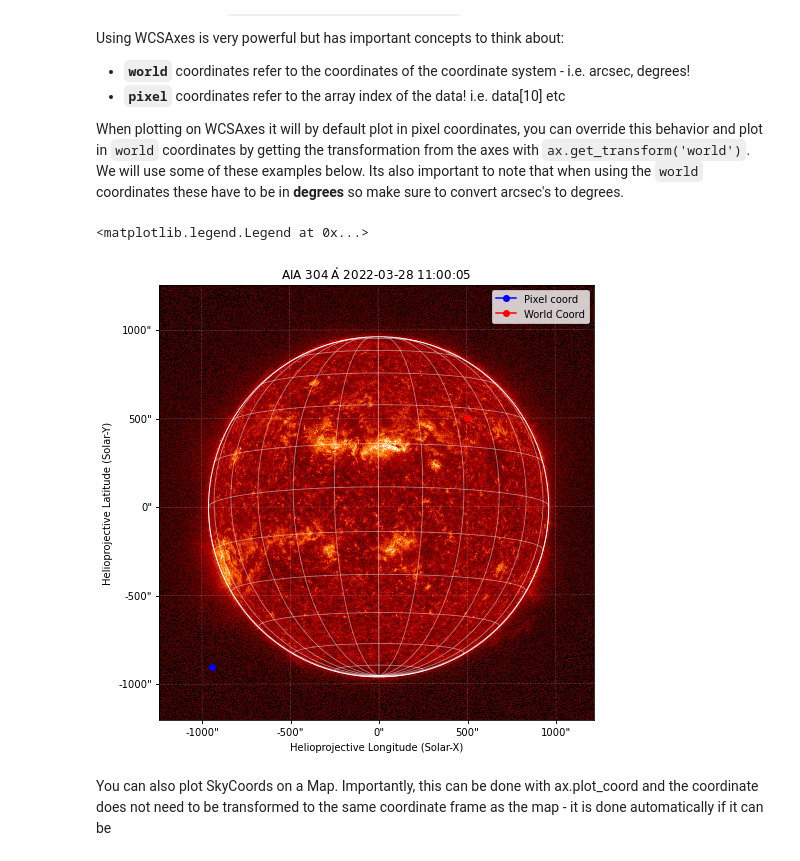
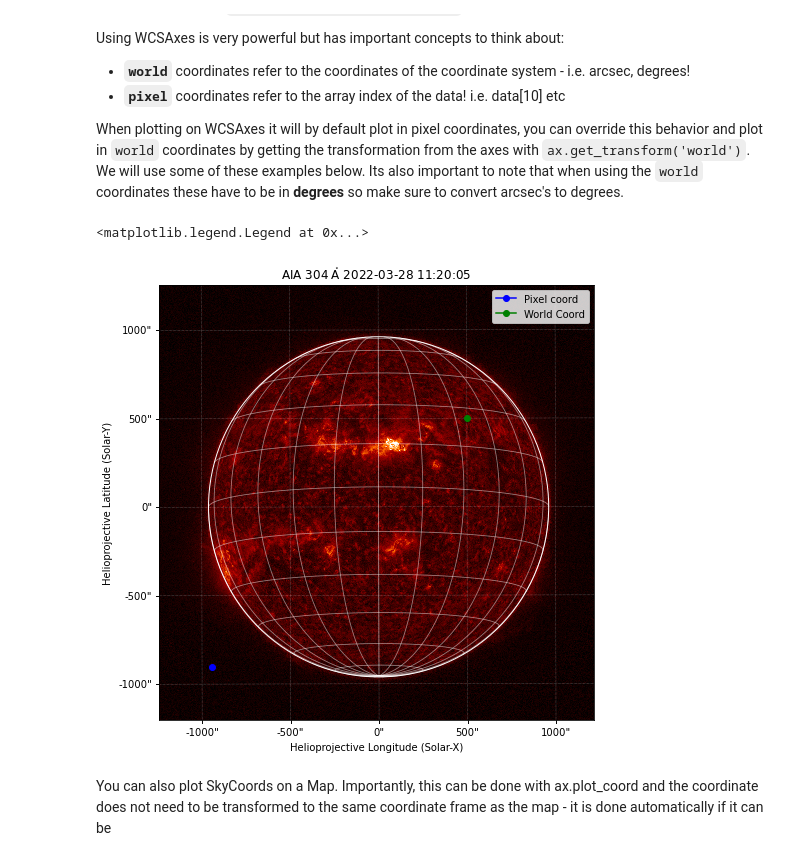
Before and after one commit to hayesla/solarorbiter-summerschool-sunpy, a Jupyter notebook: 2. Data Containers - Map and TimeSeries.ipynb, the cells around one changed output. Drawn from its saved outputs; the diff is of its cells as text; code cells hidden in the pictures.

```diff
--- a/2. Data Containers - Map and TimeSeries.ipynb
+++ b/2. Data Containers - Map and TimeSeries.ipynb
@@ -158,5 +169,6 @@ eui_files = glob.glob("./EUI/*.fits"); eui_files.sort()
 # %%
-aia_map = sunpy.map.Map(aia_files[0])
+aia_map = sunpy.map.Map(aia_files[2])
+eui_map = sunpy.map.Map(eui_files[2])
 # %% [markdown]
 We can easily visualize a map after loading it using the quicklook functionality.
 # %%
@@ -383,24 +424,24 @@ When plotting on WCSAxes it will by default plot in pixel coordinates, you can o
 # %%
 fig = plt.figure(figsize=(8, 8))
 ax = plt.subplot(projection=aia_map)
 
 # plot the map
 aia_map.plot(clip_interval=[0.5, 99.99]*u.percent)
 aia_map.draw_limb()
 aia_map.draw_grid()
 
 # plot in pixel coordinates
 ax.plot(500, 500, marker='o', color="b",  label="Pixel coord")
 
 # plot in world coordinates
 ax.plot((500*u.arcsec).to(u.deg), (500*u.arcsec).to(u.deg),
         transform=ax.get_transform('world'),
-        marker='o',color="r", label="World Coord")
+        marker='o',color="g", label="World Coord")
 
 ax.legend()
 # %% [output]
 <matplotlib.legend.Legend at 0x...>
-[figure, old version]
+[figure, new version]
 # %% [markdown]
 
 
```
Also changed, not shown: parts of 41 cells of this notebook, 2 other files.
